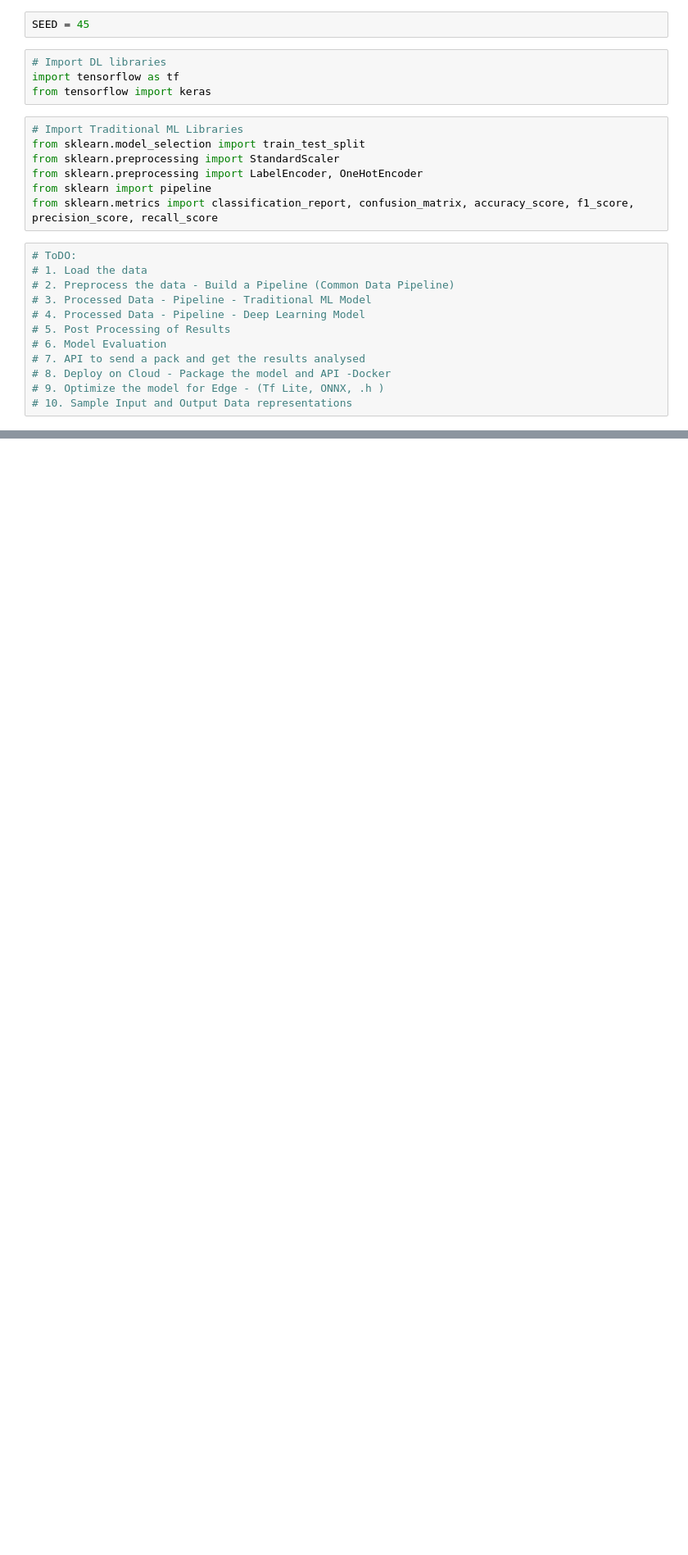
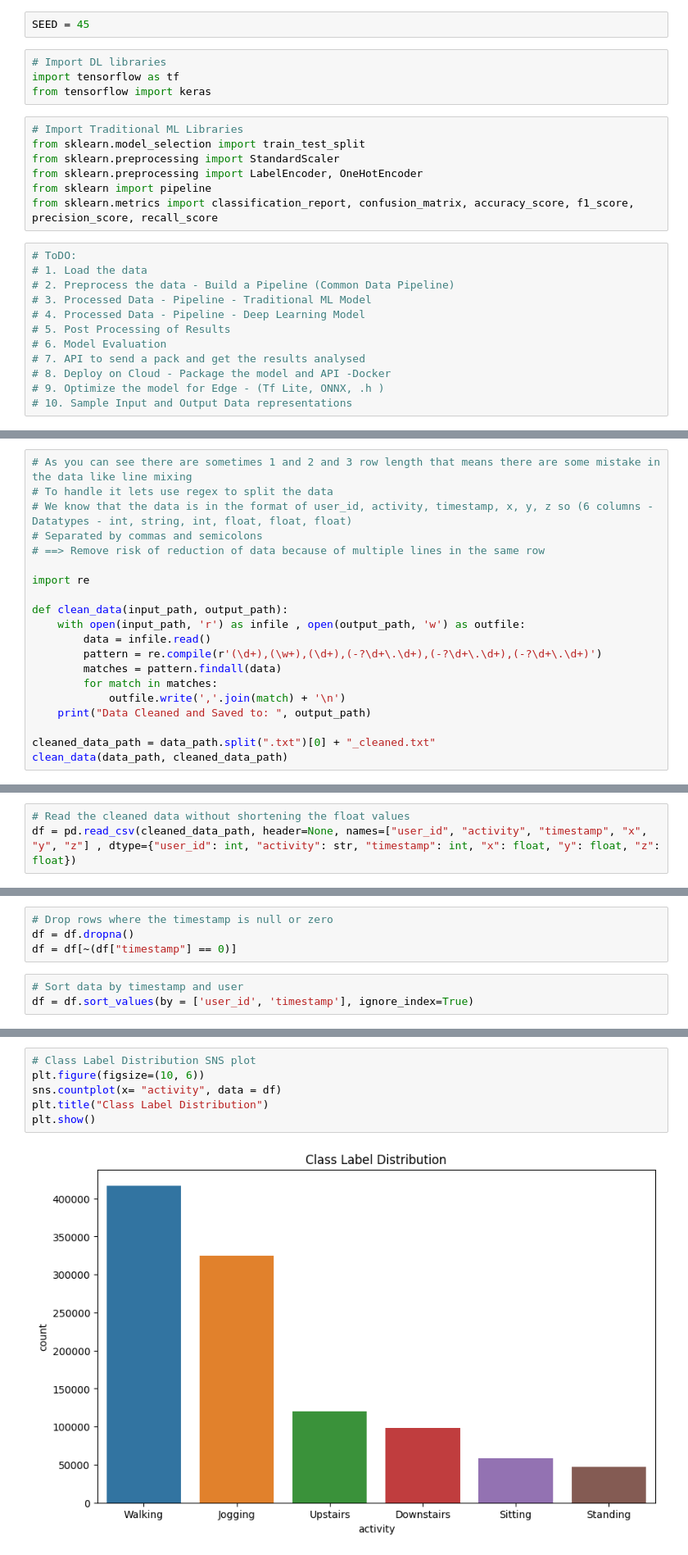
Before and after one commit to udaygirish/time_series_experiments, a Jupyter notebook: exploration.ipynb, the cells around one changed output, grey strips where cells are left out. Shown at 82% size. Drawn from its saved outputs; the diff is of its cells as text; blank space fills up the shorter version.

```diff
--- a/exploration.ipynb
+++ b/exploration.ipynb
@@ -48,0 +68,20 @@ from sklearn.metrics import classification_report, confusion_matrix, accuracy_sc
+# %%
+# As you can see there are sometimes 1 and 2 and 3 row length that means there are some mistake in the data like line mixing
+# To handle it lets use regex to split the data
+# We know that the data is in the format of user_id, activity, timestamp, x, y, z so (6 columns - Datatypes - int, string, int, float, float, float)
+# Separated by commas and semicolons
+# ==> Remove risk of reduction of data because of multiple lines in the same row
+
+import re
+
+def clean_data(input_path, output_path):
+    with open(input_path, 'r') as infile , open(output_path, 'w') as outfile:
+        data = infile.read()
+        pattern = re.compile(r'(\d+),(\w+),(\d+),(-?\d+\.\d+),(-?\d+\.\d+),(-?\d+\.\d+)')
+        matches = pattern.findall(data)
+        for match in matches:
+            outfile.write(','.join(match) + '\n')
+    print("Data Cleaned and Saved to: ", output_path)
+
+cleaned_data_path = data_path.split(".txt")[0] + "_cleaned.txt"
+clean_data(data_path, cleaned_data_path)
@@ -48,0 +90,3 @@ from sklearn.metrics import classification_report, confusion_matrix, accuracy_sc
+# %%
+# Read the cleaned data without shortening the float values
+df = pd.read_csv(cleaned_data_path, header=None, names=["user_id", "activity", "timestamp", "x", "y", "z"] , dtype={"user_id": int, "activity": str, "timestamp": int, "x": float, "y": float, "z": float})
@@ -48,0 +97,7 @@ from sklearn.metrics import classification_report, confusion_matrix, accuracy_sc
+# %%
+# Drop rows where the timestamp is null or zero
+df = df.dropna()
+df = df[~(df["timestamp"] == 0)]
+# %%
+# Sort data by timestamp and user
+df = df.sort_values(by = ['user_id', 'timestamp'], ignore_index=True)
@@ -48,0 +113,8 @@ from sklearn.metrics import classification_report, confusion_matrix, accuracy_sc
+# %%
+# Class Label Distribution SNS plot
+plt.figure(figsize=(10, 6))
+sns.countplot(x= "activity", data = df)
+plt.title("Class Label Distribution")
+plt.show()
+# %% [output]
+[figure, added]
```
Also changed, not shown: parts of 17 cells of this notebook, 2 other files.
